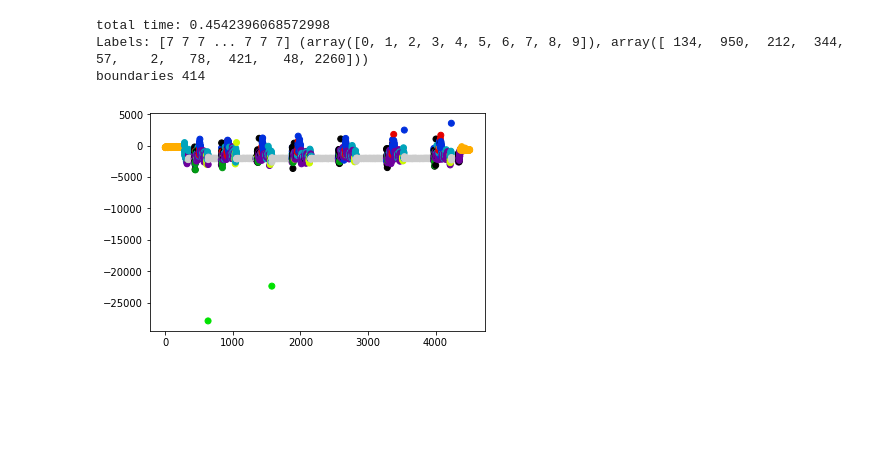
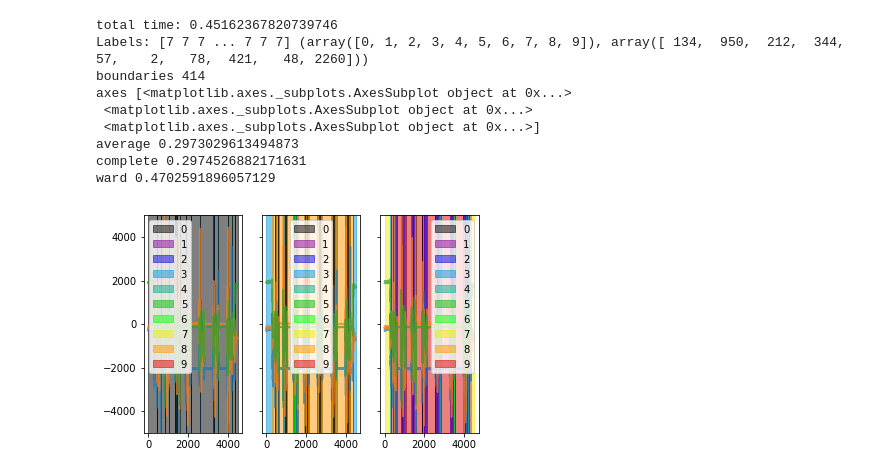
Before and after one commit to lwthatcher/thesis-hacks, a Jupyter notebook: data-cluster.ipynb, the cells around one changed output. Saved outputs shown, nothing was run; the diff lists cells and outputs as text; code cells hidden in the pictures; blank space fills up the shorter version.

Commit message:
testing three different agglomerative clustering linking schemes

```diff
--- a/data-cluster.ipynb
+++ b/data-cluster.ipynb
@@ -15,6 +15,11 @@ event_labels = {i:i for i in range(N)}
 
 FILE = 'data/pills-s0.npy'
 
+
+def to_range(l, cmap):
+    total = cmap.N
+    idx = int((l[-1] / N) * total)
+    return cmap(idx)
 
 def boundaries(v):
     bounds = [0] + list(np.where(v[:-1] != v[1:])[0] + 1) + [len(v)-1]
@@ -32,36 +37,51 @@ def plot_bounds(ax, x, z):
         i = ax.axvspan(l[0], l[1], color=to_range(l, _cmap), alpha=0.5, label=ev)
         plots[ev] = i
     # legend
     legs = [plots[event_labels[i]] for i in sorted(event_labels)]
     nms = [event_labels[i] for i in sorted(event_labels)]
     ax.legend(legs, nms)
 
 
 X = np.load(FILE)
 idx = np.arange(X.shape[0])
 model = AgglomerativeClustering(linkage=link_types[2], n_clusters=N)
 
 # train
 t0 = time.time()
 model.fit(X)
 elapsed_time = time.time() - t0
 print('total time:', elapsed_time)
 
 lbls = model.labels_
 counts = np.unique(lbls, return_counts=True)
 print('Labels:', model.labels_, counts)
 bounds = boundaries(lbls)
 print('boundaries', len(bounds))
 
 
-# fig, axes = plt.subplots(nrows=1, ncols=3, sharey='row', squeeze=False)
+fig, axes = plt.subplots(nrows=1, ncols=len(link_types), sharey='row', figsize=(12, 12))
+print('axes', axes)
 
-# plot_bounds()
-plt.scatter(idx, X[:, 0], c=model.labels_, cmap=plt.cm.nipy_spectral)
-plt.plot
+
+for i, tp in enumerate(link_types):
+    ax = axes[i]
+    model = AgglomerativeClustering(linkage=tp, n_clusters=N)
+    # train
+    t0 = time.time()
+    model.fit(X)
+    elapsed_time = time.time() - t0
+    print(tp, elapsed_time)
+    plot_bounds(ax, X, model.labels_)
+
 plt.show()
 # %% [output]
-total time: 0.4542396068572998
+total time: 0.45162367820739746
 Labels: [7 7 7 ... 7 7 7] (array([0, 1, 2, 3, 4, 5, 6, 7, 8, 9]), array([ 134,  950,  212,  344,   57,    2,   78,  421,   48, 2260]))
 boundaries 414
+axes [<matplotlib.axes._subplots.AxesSubplot object at 0x...>
+ <matplotlib.axes._subplots.AxesSubplot object at 0x...>
+ <matplotlib.axes._subplots.AxesSubplot object at 0x...>]
+average 0.2973029613494873
+complete 0.2974526882171631
+ward 0.4702591896057129
-[figure, old version]
+[figure, new version]
```
